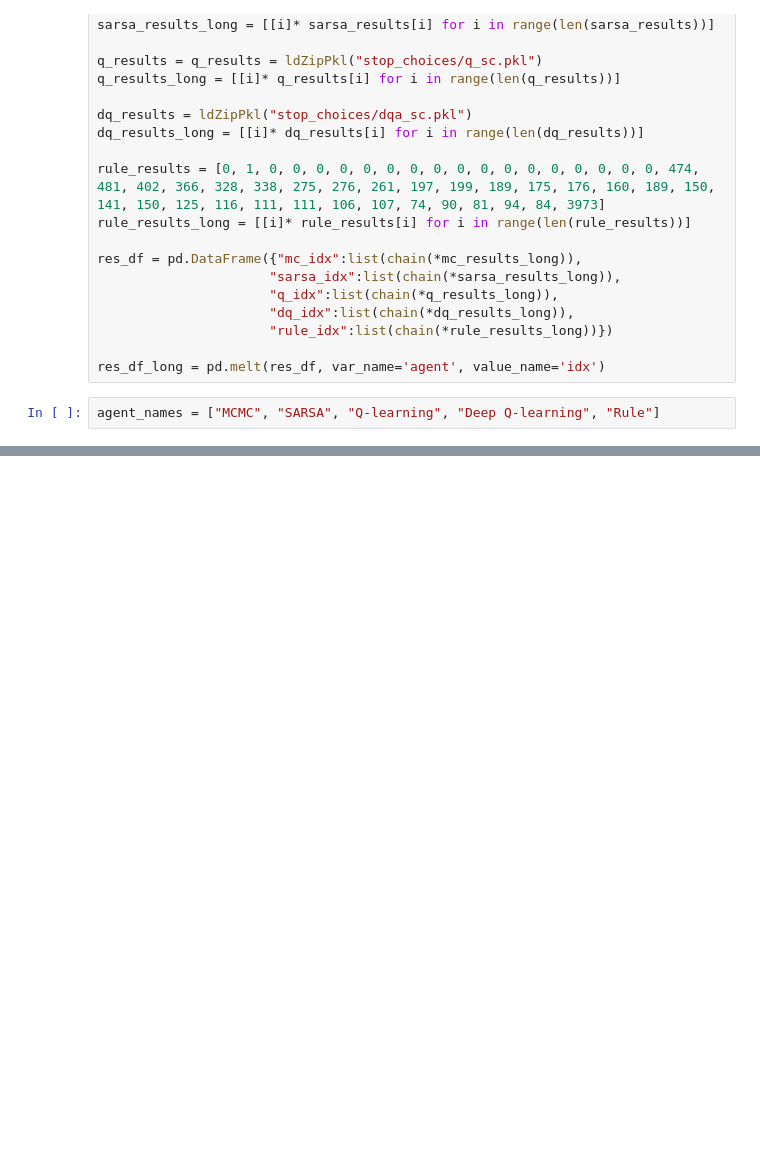
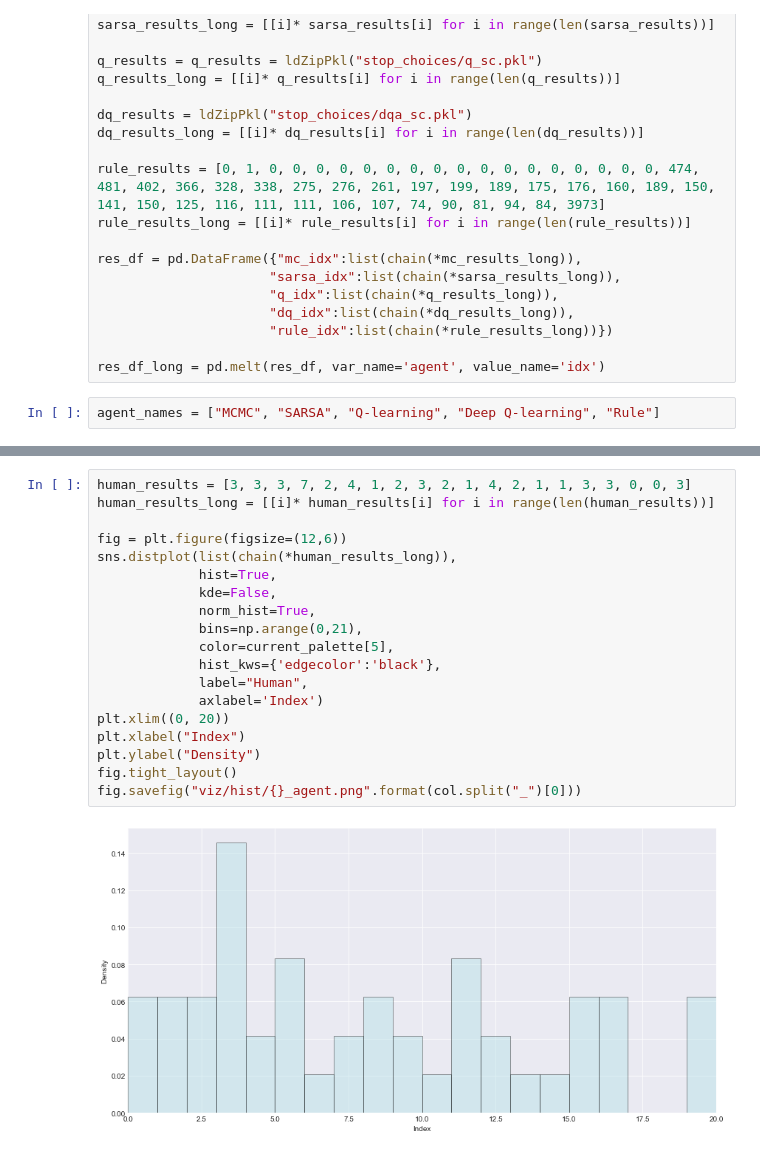
Before and after one commit to EricaHD/GettingGoodAtGoogol, a Jupyter notebook: visualizeResults.ipynb, the cells around one changed output, grey strips where cells are left out. Saved outputs shown, nothing was run; the diff lists cells and outputs as text; blank space fills up the shorter version.

```diff
--- a/visualizeResults.ipynb
+++ b/visualizeResults.ipynb
@@ -70,3 +70,24 @@ for i, col in enumerate(res_df):
+# %%
+human_results = [3, 3, 3, 7, 2, 4, 1, 2, 3, 2, 1, 4, 2, 1, 1, 3, 3, 0, 0, 3]
+human_results_long = [[i]* human_results[i] for i in range(len(human_results))]
+
+fig = plt.figure(figsize=(12,6))
+sns.distplot(list(chain(*human_results_long)),
+             hist=True,
+             kde=False,
+             norm_hist=True,
+             bins=np.arange(0,21),
+             color=current_palette[5],
+             hist_kws={'edgecolor':'black'},
+             label="Human",
+             axlabel='Index')
+plt.xlim((0, 20))
+plt.xlabel("Index")
+plt.ylabel("Density")
+fig.tight_layout()
+fig.savefig("viz/hist/{}_agent.png".format(col.split("_")[0]))
+# %% [output]
+[figure, added]
 # %%
 
 #fig.suptitle('Final Index Over 10,000 Evaluation Games', y=1.02, fontsize=20)
```
Also changed, not shown: parts of 5 cells of this notebook, 12 other files.
